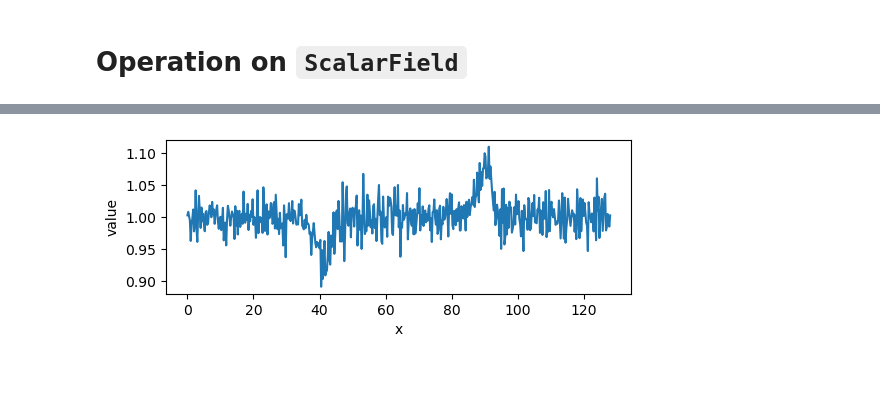
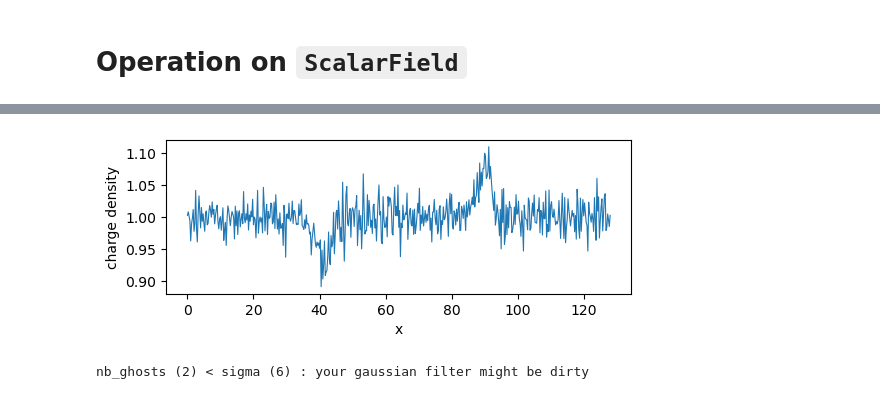
Before and after one commit to rochSmets/farMe, a Jupyter notebook: nb/ufunc.ipynb, the cells around one changed output, grey strips where cells are left out. Saved outputs shown, nothing was run; the diff lists cells and outputs as text; code cells hidden in the pictures.

```diff
--- a/nb/ufunc.ipynb
+++ b/nb/ufunc.ipynb
@@ -38,6 +37,10 @@ pyphare.pharesee.hierarchy.scalarfield.ScalarField
 # %%
 fig, ax = plt.subplots(figsize=(6,2))
 
-N.plot(qty='value', ax=ax, ls='solid', color='tab:blue')
+N.plot(qty='value', ax=ax, ls='solid', lw=0.8, color='tab:blue', ylabel='charge density')
 # %% [output]
-[figure, old version]
+[figure, new version]
+# %%
+n = filter(N, sigma=6)
+# %% [output]
+nb_ghosts (2) < sigma (6) : your gaussian filter might be dirty
```
Also changed, not shown: parts of 4 cells of this notebook.
